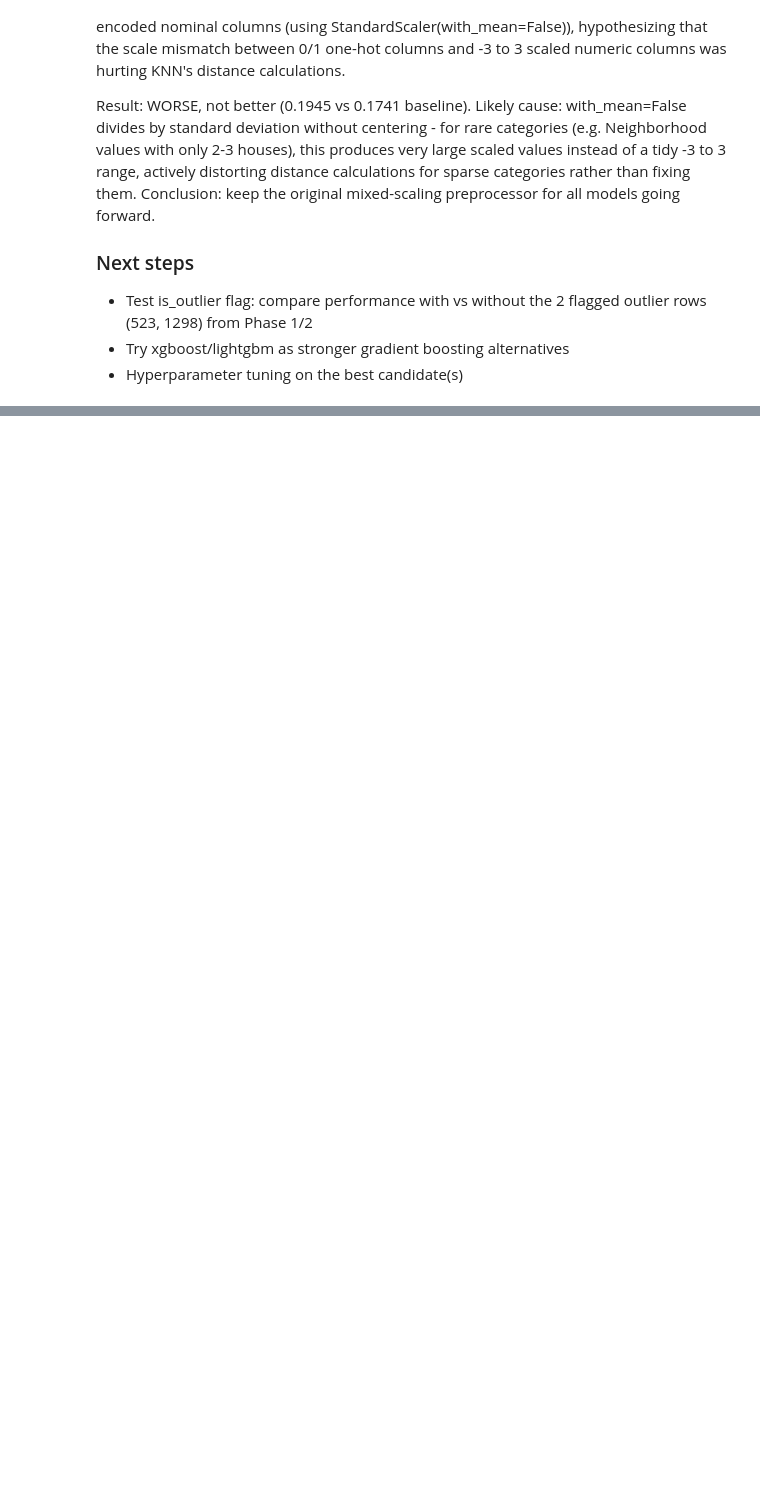
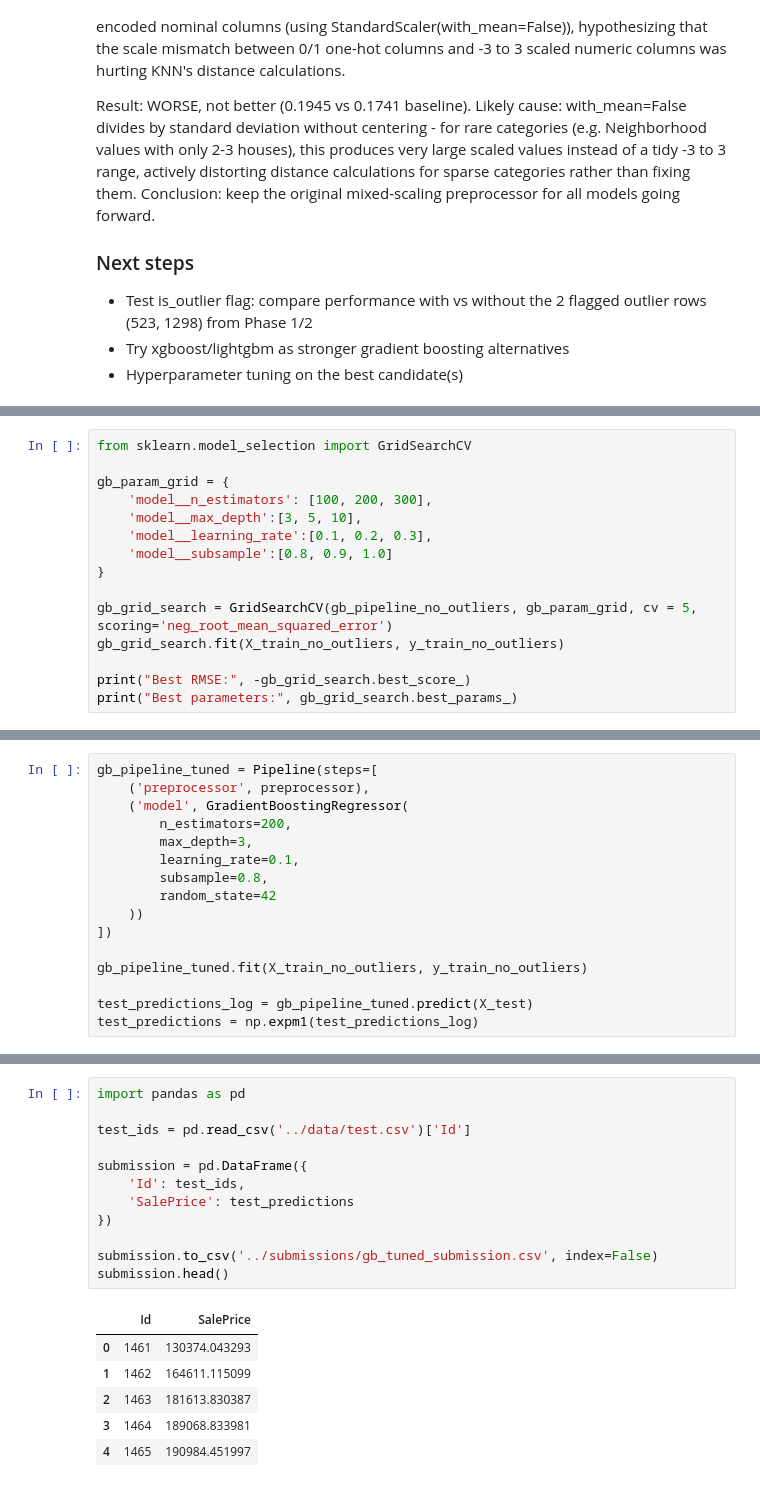
Before and after one commit to dimkon02/House-Prices-ML-project, a Jupyter notebook: notebooks/02_modeling.ipynb, the cells around one changed output, grey strips where cells are left out. Cells and saved outputs as stored; diff of their text form; blank space fills up the shorter version.

Commit message:
Submitted Final Model

```diff
--- a/notebooks/02_modeling.ipynb
+++ b/notebooks/02_modeling.ipynb
@@ -140,0 +315,15 @@ Conclusion: keep the original mixed-scaling preprocessor for all models going fo
+# %%
+from sklearn.model_selection import GridSearchCV
+
+gb_param_grid = {
+    'model__n_estimators': [100, 200, 300],
+    'model__max_depth':[3, 5, 10],
+    'model__learning_rate':[0.1, 0.2, 0.3],
+    'model__subsample':[0.8, 0.9, 1.0]
+}
+
+gb_grid_search = GridSearchCV(gb_pipeline_no_outliers, gb_param_grid, cv = 5, scoring='neg_root_mean_squared_error')
+gb_grid_search.fit(X_train_no_outliers, y_train_no_outliers)
+
+print("Best RMSE:", -gb_grid_search.best_score_)
+print("Best parameters:", gb_grid_search.best_params_)
@@ -140,0 +333,16 @@ Conclusion: keep the original mixed-scaling preprocessor for all models going fo
+# %%
+gb_pipeline_tuned = Pipeline(steps=[
+    ('preprocessor', preprocessor),
+    ('model', GradientBoostingRegressor(
+        n_estimators=200,
+        max_depth=3,
+        learning_rate=0.1,
+        subsample=0.8,
+        random_state=42
+    ))
+])
+
+gb_pipeline_tuned.fit(X_train_no_outliers, y_train_no_outliers)
+
+test_predictions_log = gb_pipeline_tuned.predict(X_test)
+test_predictions = np.expm1(test_predictions_log)
@@ -140,0 +432,19 @@ Conclusion: keep the original mixed-scaling preprocessor for all models going fo
+# %%
+import pandas as pd
+
+test_ids = pd.read_csv('../data/test.csv')['Id']
+
+submission = pd.DataFrame({
+    'Id': test_ids,
+    'SalePrice': test_predictions
+})
+
+submission.to_csv('../submissions/gb_tuned_submission.csv', index=False)
+submission.head()
+# %% [output]
+|  | Id | SalePrice |
+| 0 | 1461 | 130374.043293 |
+| 1 | 1462 | 164611.115099 |
+| 2 | 1463 | 181613.830387 |
+| 3 | 1464 | 189068.833981 |
+| 4 | 1465 | 190984.451997 |
```
Also changed, not shown: parts of 23 cells of this notebook, 3 other files.
